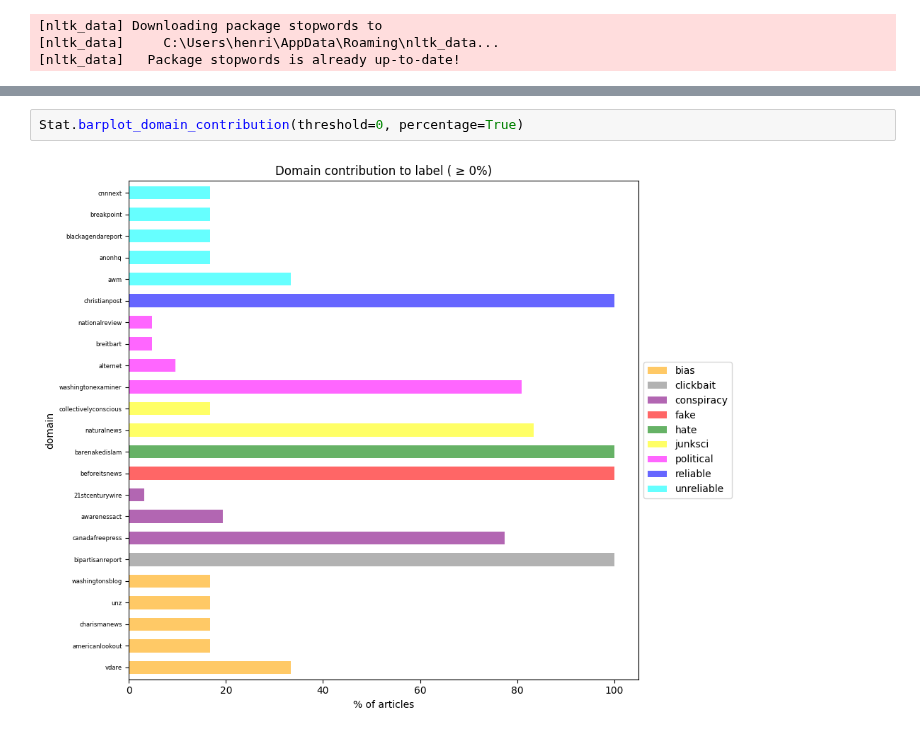
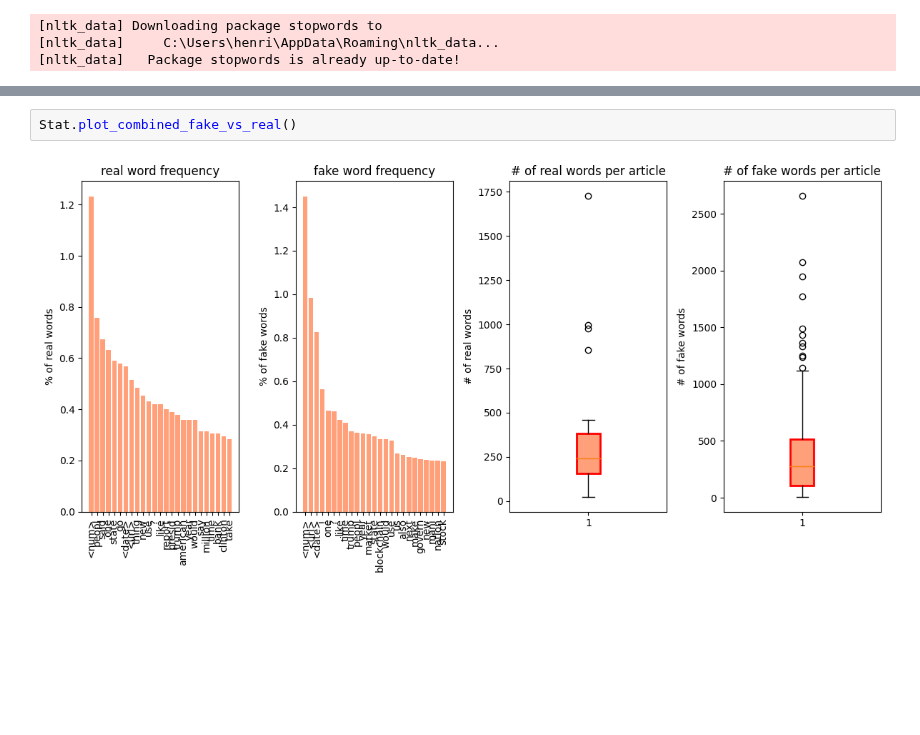
Before and after one commit to henrikdchristensen/DIKU-DS-Exam-FakeNewsDetection, a Jupyter notebook: src/bookhc.ipynb, the cells around one changed output, grey strips where cells are left out. Saved outputs shown, nothing was run; the diff lists cells and outputs as text; blank space fills up the shorter version.

```diff
--- a/src/bookhc.ipynb
+++ b/src/bookhc.ipynb
@@ -34,7 +20,7 @@ Stat.boxplot_word_frequency_fake_vs_real(binary_label="binary_label")
-# %%
-Stat.barplot_domain_contribution(threshold=0, percentage=True)
-# %% [output]
-[figure, removed]
+# %%
+Stat.plot_combined_fake_vs_real()
+# %% [output]
+[figure, added]
 # %%
 Stat.barplot_type_distribution(percentage = True)
 # %% [output]
```
Also changed, not shown: parts of 10 cells of this notebook, 1 other file.
